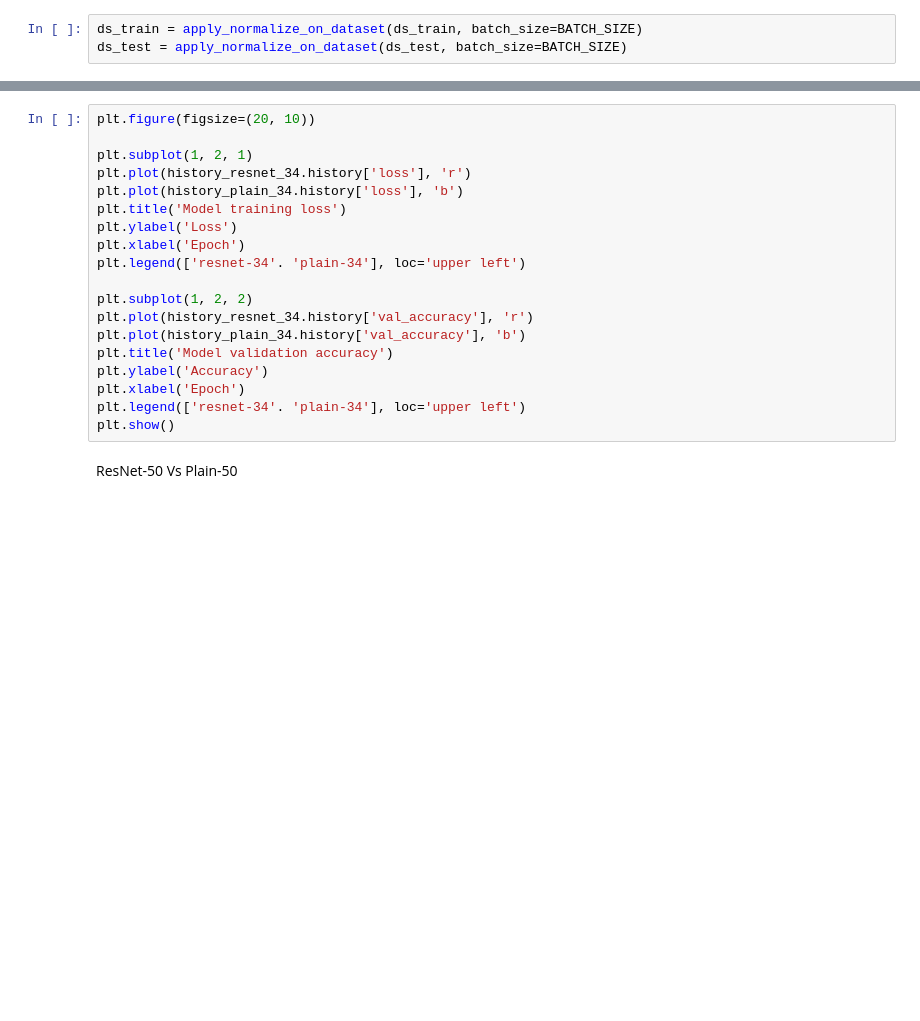
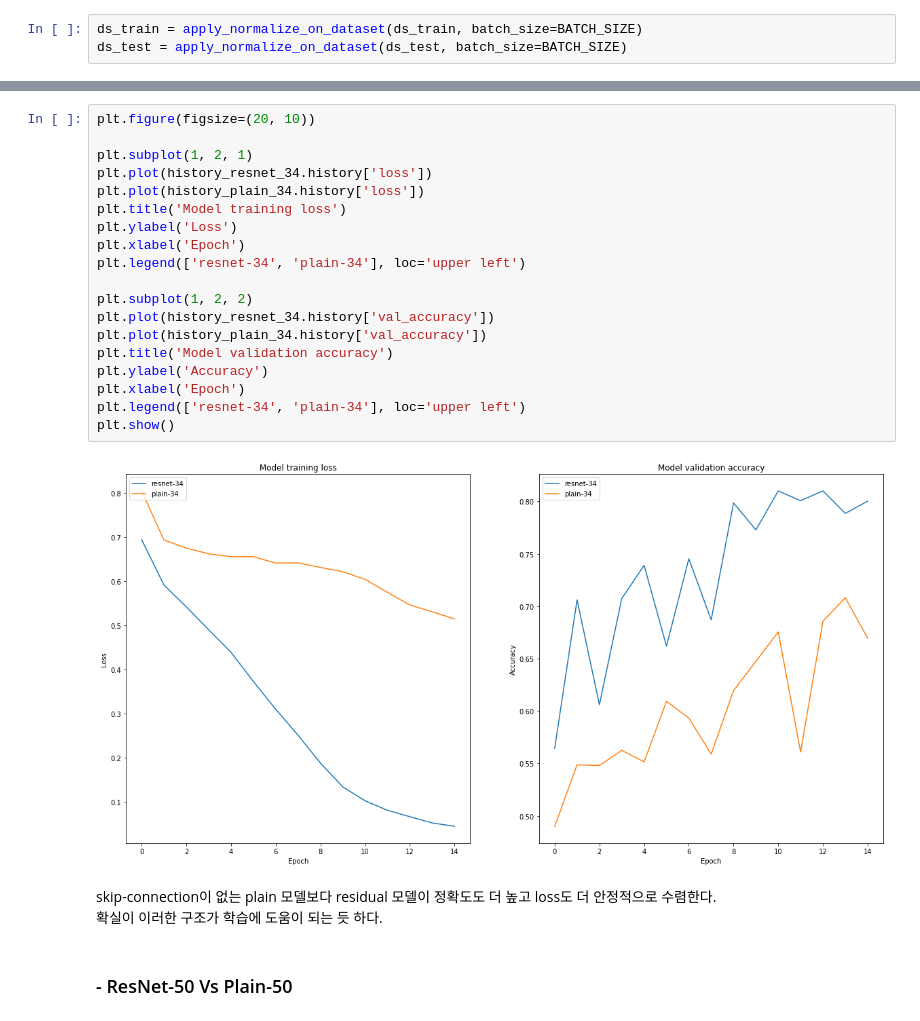
Before and after one commit to chaen805/AIFFEL_GoingDeeper, a Jupyter notebook: GD02/[G-02] ResNet_ablation_study.ipynb, the cells around one changed output, grey strips where cells are left out. Drawn from its saved outputs; the diff is of its cells as text; blank space fills up the shorter version.

```diff
--- a/GD02/[G-02] ResNet_ablation_study.ipynb
+++ b/GD02/[G-02] ResNet_ablation_study.ipynb
@@ -332,24 +371,29 @@ history_plain_34 = plain_34.fit(
 # %%
 plt.figure(figsize=(20, 10))
 
 plt.subplot(1, 2, 1)
-plt.plot(history_resnet_34.history['loss'], 'r')
-plt.plot(history_plain_34.history['loss'], 'b')
+plt.plot(history_resnet_34.history['loss'])
+plt.plot(history_plain_34.history['loss'])
 plt.title('Model training loss')
 plt.ylabel('Loss')
 plt.xlabel('Epoch')
-plt.legend(['resnet-34'. 'plain-34'], loc='upper left')
+plt.legend(['resnet-34', 'plain-34'], loc='upper left')
 
 plt.subplot(1, 2, 2)
-plt.plot(history_resnet_34.history['val_accuracy'], 'r')
-plt.plot(history_plain_34.history['val_accuracy'], 'b')
+plt.plot(history_resnet_34.history['val_accuracy'])
+plt.plot(history_plain_34.history['val_accuracy'])
 plt.title('Model validation accuracy')
 plt.ylabel('Accuracy')
 plt.xlabel('Epoch')
-plt.legend(['resnet-34'. 'plain-34'], loc='upper left')
+plt.legend(['resnet-34', 'plain-34'], loc='upper left')
 plt.show()
+# %% [output]
+[figure, added]
+# %% [markdown]
+skip-connection이 없는 plain 모델보다 residual 모델이 정확도도 더 높고 loss도 더 안정적으로 수렴한다.
+확실이 이러한 구조가 학습에 도움이 되는 듯 하다.
 # %% [markdown]
-ResNet-50 Vs Plain-50
+### - ResNet-50 Vs Plain-50
 # %%
 resnet_50 = build_resnet(input_shape=(224, 224, 3), is_50=True)
 resnet_50.summary()
```
Also changed, not shown: parts of 21 cells of this notebook.
